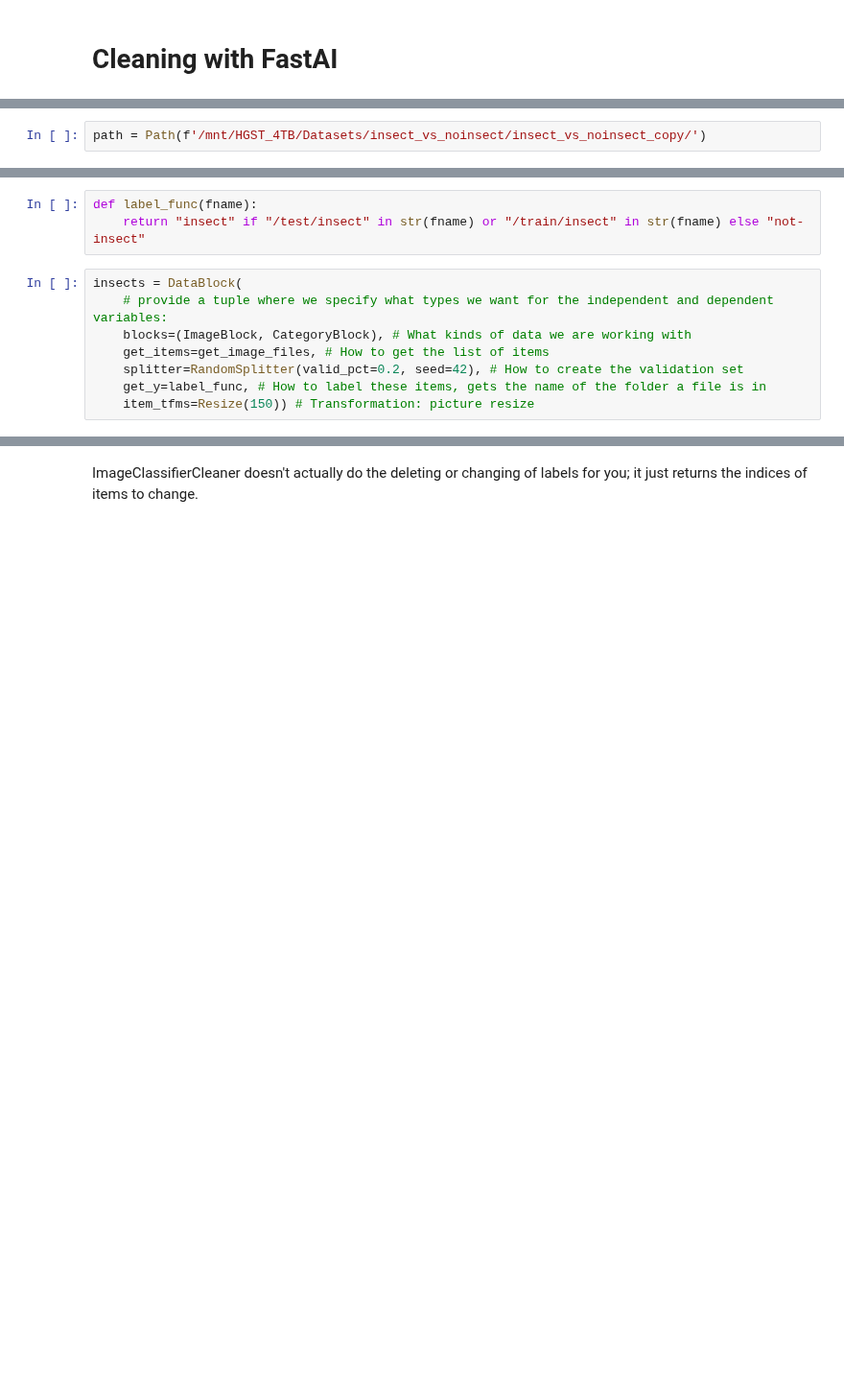
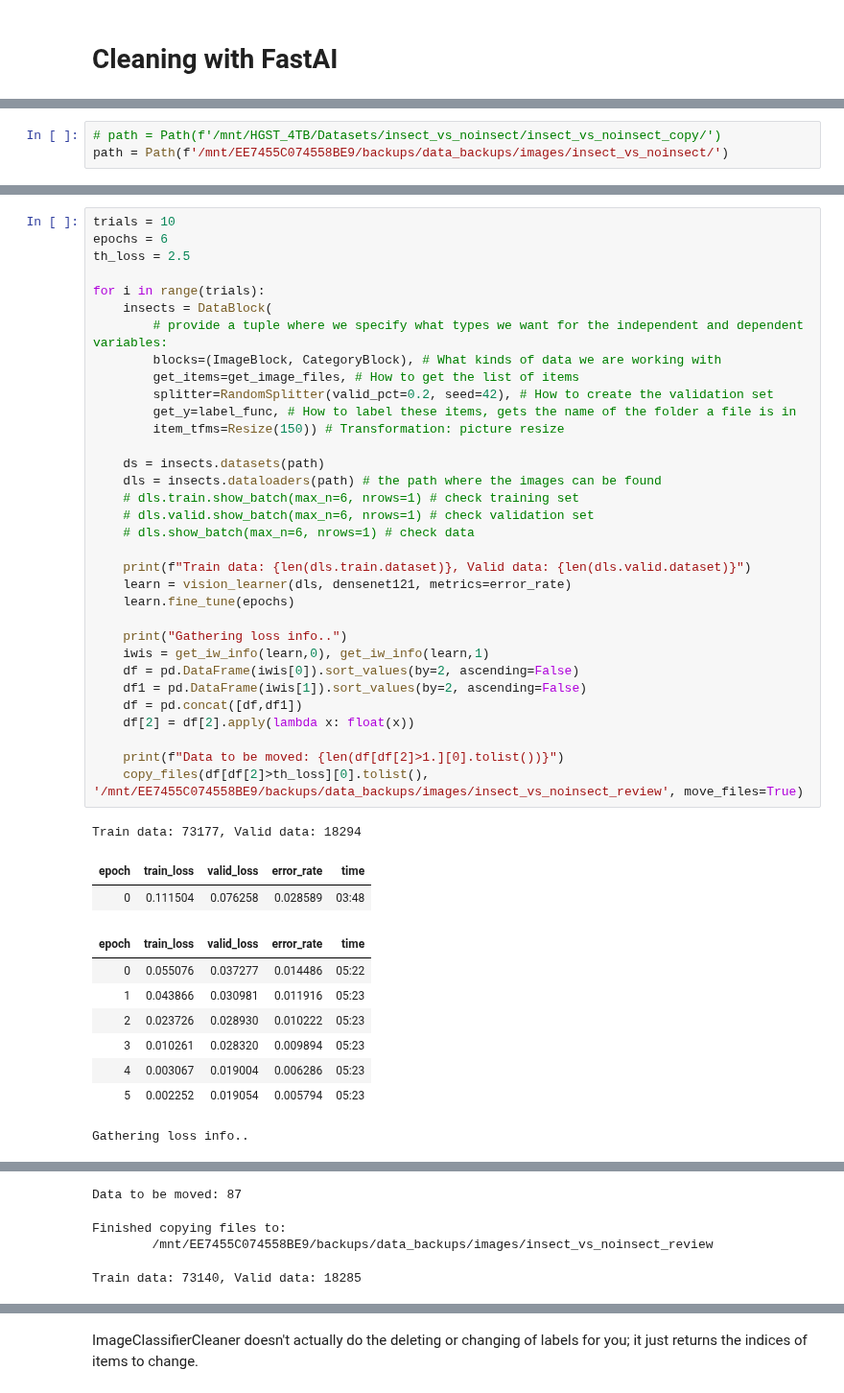
Before and after one commit to kalfasyan/stickybugs-ai, a Jupyter notebook: 010_CleanLab_data_cleaning.ipynb, the cells around one changed output, grey strips where cells are left out. Shown at 96% size. Drawn from its saved outputs; the diff is of its cells as text; blank space fills up the shorter version.

```diff
--- a/010_CleanLab_data_cleaning.ipynb
+++ b/010_CleanLab_data_cleaning.ipynb
@@ -39,2 +27,3 @@ binary = True # insect vs no-insect
 # %%
-path = Path(f'/mnt/HGST_4TB/Datasets/insect_vs_noinsect/insect_vs_noinsect_copy/')
+# path = Path(f'/mnt/HGST_4TB/Datasets/insect_vs_noinsect/insect_vs_noinsect_copy/')
+path = Path(f'/mnt/EE7455C074558BE9/backups/data_backups/images/insect_vs_noinsect/')
@@ -48,11 +36,45 @@ assert not len(failed)
-# %%
-def label_func(fname):
-    return "insect" if "/test/insect" in str(fname) or "/train/insect" in str(fname) else "not-insect"
 # %%
-insects = DataBlock(
-    # provide a tuple where we specify what types we want for the independent and dependent variables:
-    blocks=(ImageBlock, CategoryBlock), # What kinds of data we are working with
-    get_items=get_image_files, # How to get the list of items
-    splitter=RandomSplitter(valid_pct=0.2, seed=42), # How to create the validation set
-    get_y=label_func, # How to label these items, gets the name of the folder a file is in
-    item_tfms=Resize(150)) # Transformation: picture resize
+trials = 10
+epochs = 6
+th_loss = 2.5
+
+for i in range(trials):
+    insects = DataBlock(
+        # provide a tuple where we specify what types we want for the independent and dependent variables:
+        blocks=(ImageBlock, CategoryBlock), # What kinds of data we are working with
+        get_items=get_image_files, # How to get the list of items
+        splitter=RandomSplitter(valid_pct=0.2, seed=42), # How to create the validation set
+        get_y=label_func, # How to label these items, gets the name of the folder a file is in
+        item_tfms=Resize(150)) # Transformation: picture resize
+
+    ds = insects.datasets(path)
+    dls = insects.dataloaders(path) # the path where the images can be found
+    # dls.train.show_batch(max_n=6, nrows=1) # check training set
+    # dls.valid.show_batch(max_n=6, nrows=1) # check validation set
+    # dls.show_batch(max_n=6, nrows=1) # check data
+
+    print(f"Train data: {len(dls.train.dataset)}, Valid data: {len(dls.valid.dataset)}")
+    learn = vision_learner(dls, densenet121, metrics=error_rate)
+    learn.fine_tune(epochs)
+
+    print("Gathering loss info..")
+    iwis = get_iw_info(learn,0), get_iw_info(learn,1)
+    df = pd.DataFrame(iwis[0]).sort_values(by=2, ascending=False)
+    df1 = pd.DataFrame(iwis[1]).sort_values(by=2, ascending=False)
+    df = pd.concat([df,df1])
+    df[2] = df[2].apply(lambda x: float(x))
+
+    print(f"Data to be moved: {len(df[df[2]>1.][0].tolist())}")
+    copy_files(df[df[2]>th_loss][0].tolist(), '/mnt/EE7455C074558BE9/backups/data_backups/images/insect_vs_noinsect_review', move_files=True)
+# %% [output]
+Train data: 73177, Valid data: 18294
+| epoch | train_loss | valid_loss | error_rate | time |
+| 0 | 0.111504 | 0.076258 | 0.028589 | 03:48 |
+| epoch | train_loss | valid_loss | error_rate | time |
+| 0 | 0.055076 | 0.037277 | 0.014486 | 05:22 |
+| 1 | 0.043866 | 0.030981 | 0.011916 | 05:23 |
+| 2 | 0.023726 | 0.028930 | 0.010222 | 05:23 |
+| 3 | 0.010261 | 0.028320 | 0.009894 | 05:23 |
+| 4 | 0.003067 | 0.019004 | 0.006286 | 05:23 |
+| 5 | 0.002252 | 0.019054 | 0.005794 | 05:23 |
+Gathering loss info..
@@ -58,0 +83,4 @@ insects = DataBlock(
+Data to be moved: 87
+Finished copying files to:
+        /mnt/EE7455C074558BE9/backups/data_backups/images/insect_vs_noinsect_review
+Train data: 73140, Valid data: 18285
```
Also changed, not shown: parts of 19 cells of this notebook, 1 other file.
